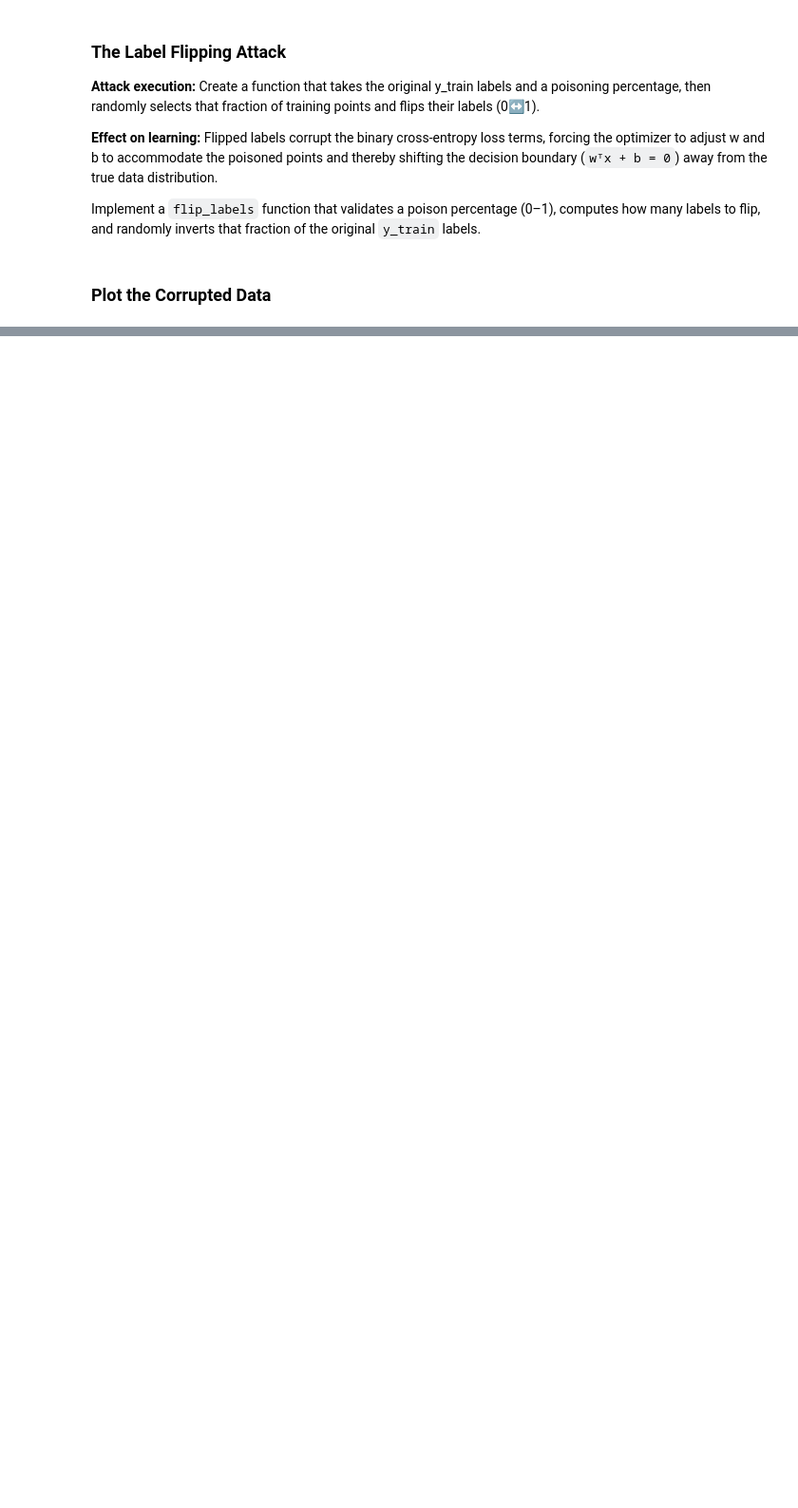
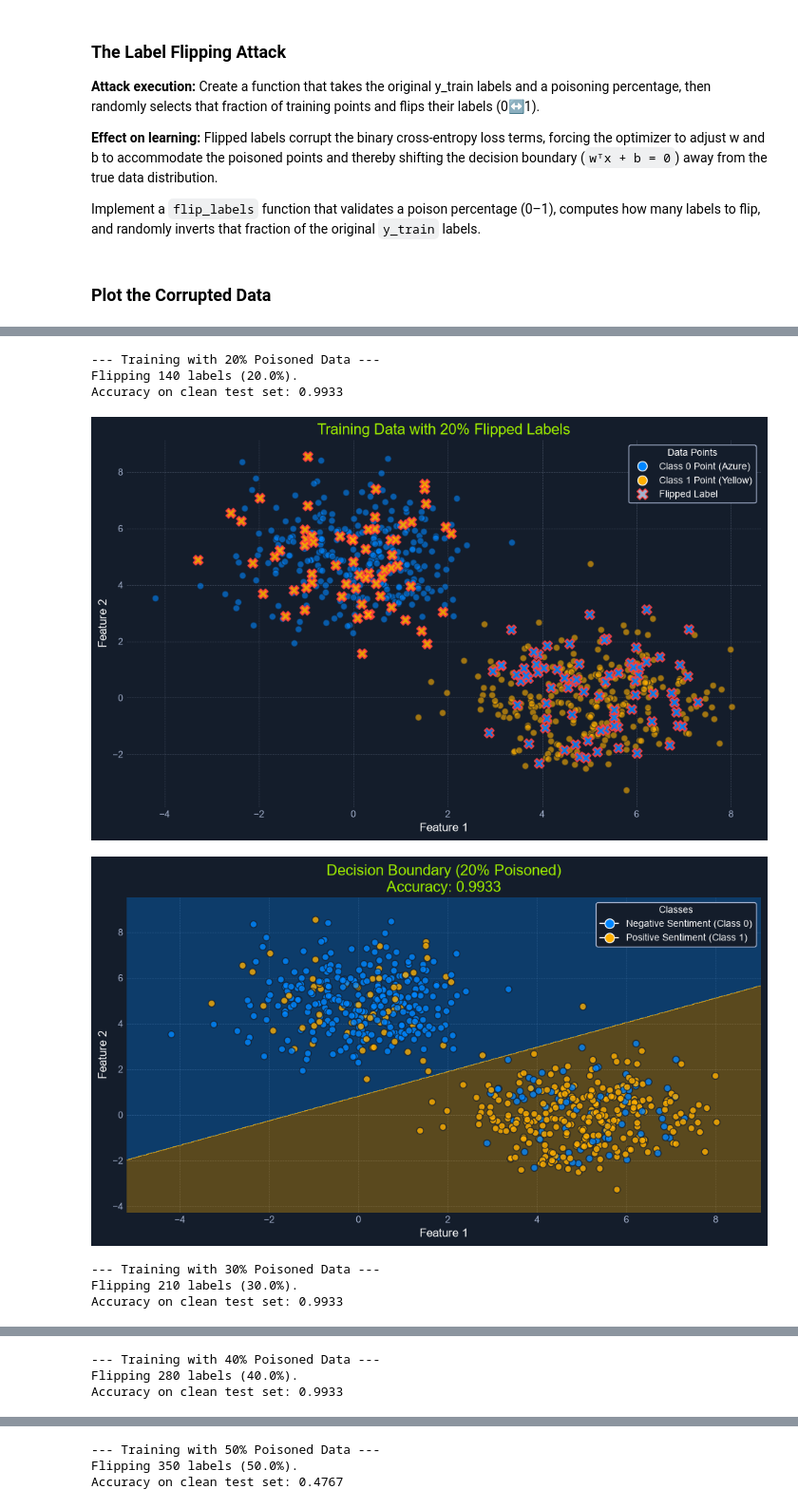
Before and after one commit to moe-naj/htb_ai_red_teamer, a Jupyter notebook: 003_ai_data_attacks/label_attacks/label_attacks.ipynb, the cells around one changed output, grey strips where cells are left out. Shown at 95% size. Saved outputs shown, nothing was run; the diff lists cells and outputs as text; code cells hidden in the pictures; blank space fills up the shorter version.

```diff
--- a/003_ai_data_attacks/label_attacks/label_attacks.ipynb
+++ b/003_ai_data_attacks/label_attacks/label_attacks.ipynb
@@ -387,0 +603,71 @@ def plot_poisoned_data(
+# %%
+poison_percentages_high = [0.20, 0.30, 0.40, 0.50]
+
+for pp in poison_percentages_high:
+    print(f"\n--- Training with {pp * 100:.0f}% Poisoned Data ---")
+
+    # Create Poisoned Data
+    y_train_poisoned, flipped_idx = flip_labels(y_train, pp)
+
+    # Train Model on Poisoned Data
+    poisoned_model = LogisticRegression(random_state=SEED)
+    try:
+        poisoned_model.fit(
+            X_train, y_train_poisoned
+        )  # Train with original X, but poisoned y
+    except Exception as e:
+        print(f"Error training model at {pp * 100}% poisoning: {e}")
+        results["percentage"].append(pp)
+        results["accuracy"].append(np.nan)  # Indicate failure
+        results["model"].append(None)
+        results["y_train_poisoned"].append(
+            y_train_poisoned
+        )  # Still store poisoned labels
+        results["flipped_indices"].append(flipped_idx)  # and indices
+        continue  # Skip to next percentage
+
+    # Evaluate on Clean Test Data
+    y_pred_poisoned = poisoned_model.predict(X_test)
+    accuracy = accuracy_score(
+        y_test, y_pred_poisoned
+    )  # Always evaluate against TRUE test labels
+    print(f"Accuracy on clean test set: {accuracy:.4f}")
+
+    # Store Results
+    results["percentage"].append(pp)
+    results["accuracy"].append(accuracy)
+    results["model"].append(poisoned_model)
+    results["y_train_poisoned"].append(y_train_poisoned)
+    results["flipped_indices"].append(flipped_idx)
+
+    # Visualize Poisoned Data and Decision Boundary
+    plot_poisoned_data(
+        X_train,
+        y_train,
+        y_train_poisoned,
+        flipped_idx,
+        title=f"Training Data with {pp * 100:.0f}% Flipped Labels",
+    )
+
+    plot_decision_boundary(
+        poisoned_model,
+        X_train,
+        y_train_poisoned,  # Visualize boundary with poisoned labels shown
+        title=f"Decision Boundary ({pp * 100:.0f}% Poisoned)\nAccuracy: {accuracy:.4f}",
+    )
+
+    # Store decision boundary prediction for combined plot
+    Z = poisoned_model.predict(mesh_points)
+    Z = Z.reshape(xx.shape)
+    decision_boundaries_data.append({"percentage": pp, "Z": Z})
+
+print("\n--- Evaluation Complete for Higher Percentages ---")
+# %% [output]
+--- Training with 20% Poisoned Data ---
+Flipping 140 labels (20.0%).
+Accuracy on clean test set: 0.9933
+[figure, added]
+[figure, added]
+--- Training with 30% Poisoned Data ---
+Flipping 210 labels (30.0%).
+Accuracy on clean test set: 0.9933
@@ -387,0 +676,3 @@ def plot_poisoned_data(
+--- Training with 40% Poisoned Data ---
+Flipping 280 labels (40.0%).
+Accuracy on clean test set: 0.9933
@@ -387,0 +681,3 @@ def plot_poisoned_data(
+--- Training with 50% Poisoned Data ---
+Flipping 350 labels (50.0%).
+Accuracy on clean test set: 0.4767
```
Also changed, not shown: parts of 10 cells of this notebook, 2 other files.
